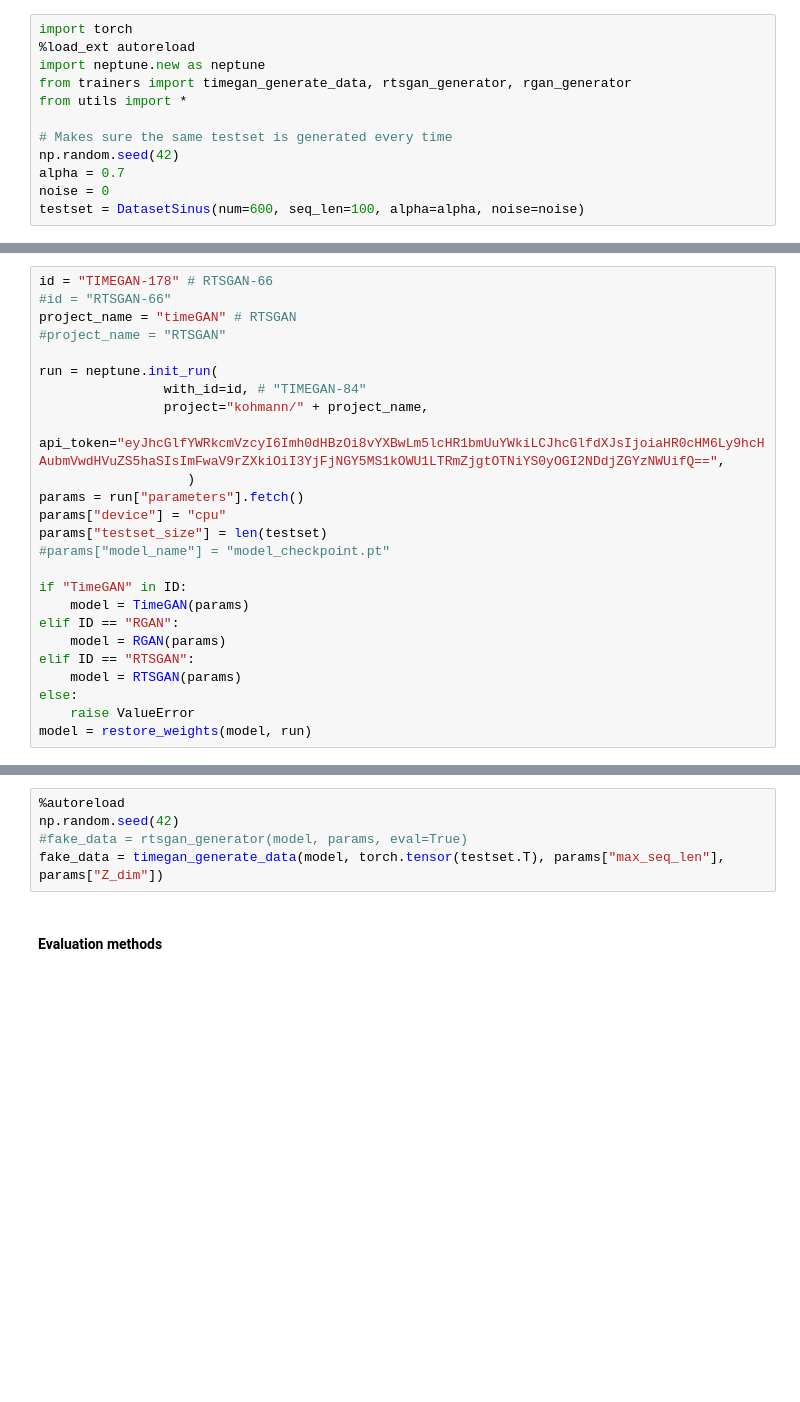
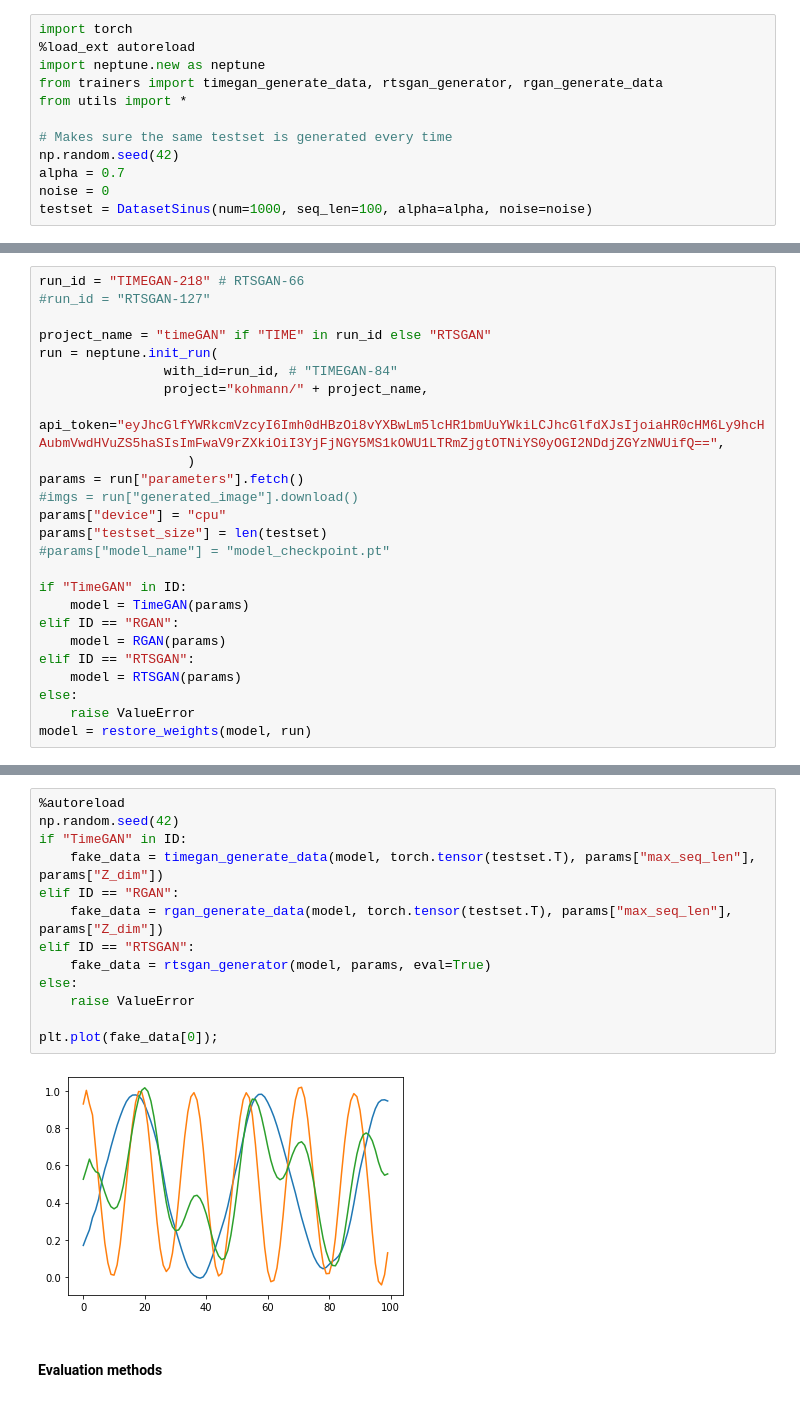
Before and after one commit to Kohmann/master-GAN, a Jupyter notebook: TimeGAN/model_evaluation.ipynb, the cells around one changed output, grey strips where cells are left out. Saved outputs shown, nothing was run; the diff lists cells and outputs as text; blank space fills up the shorter version.

```diff
--- a/TimeGAN/model_evaluation.ipynb
+++ b/TimeGAN/model_evaluation.ipynb
@@ -2,11 +8,11 @@
 import torch
 %load_ext autoreload
 import neptune.new as neptune
-from trainers import timegan_generate_data, rtsgan_generator, rgan_generator
+from trainers import timegan_generate_data, rtsgan_generator, rgan_generate_data
 from utils import *
 
 # Makes sure the same testset is generated every time
 np.random.seed(42)
 alpha = 0.7
 noise = 0
-testset = DatasetSinus(num=600, seq_len=100, alpha=alpha, noise=noise)
+testset = DatasetSinus(num=1000, seq_len=100, alpha=alpha, noise=noise)
@@ -26,15 +42,15 @@ print(f"Loading architecture: {ID}")
 # %%
-id = "TIMEGAN-178" # RTSGAN-66
-#id = "RTSGAN-66"
-project_name = "timeGAN" # RTSGAN
-#project_name = "RTSGAN"
+run_id = "TIMEGAN-218" # RTSGAN-66
+#run_id = "RTSGAN-127"
 
+project_name = "timeGAN" if "TIME" in run_id else "RTSGAN"
 run = neptune.init_run(
-                with_id=id, # "TIMEGAN-84"
+                with_id=run_id, # "TIMEGAN-84"
                 project="kohmann/" + project_name,
     api_token="eyJhcGlfYWRkcmVzcyI6Imh0dHBzOi8vYXBwLm5lcHR1bmUuYWkiLCJhcGlfdXJsIjoiaHR0cHM6Ly9hcHAubmVwdHVuZS5haSIsImFwaV9rZXkiOiI3YjFjNGY5MS1kOWU1LTRmZjgtOTNiYS0yOGI2NDdjZGYzNWUifQ==",
                    )
 params = run["parameters"].fetch()
+#imgs = run["generated_image"].download()
 params["device"] = "cpu"
 params["testset_size"] = len(testset)
 #params["model_name"] = "model_checkpoint.pt"
@@ -51,8 +76,18 @@ model = restore_weights(model, run)
 # %%
 %autoreload
 np.random.seed(42)
-#fake_data = rtsgan_generator(model, params, eval=True)
-fake_data = timegan_generate_data(model, torch.tensor(testset.T), params["max_seq_len"], params["Z_dim"])
+if "TimeGAN" in ID:
+    fake_data = timegan_generate_data(model, torch.tensor(testset.T), params["max_seq_len"], params["Z_dim"])
+elif ID == "RGAN":
+    fake_data = rgan_generate_data(model, torch.tensor(testset.T), params["max_seq_len"], params["Z_dim"])
+elif ID == "RTSGAN":
+    fake_data = rtsgan_generator(model, params, eval=True)
+else:
+    raise ValueError
+
+plt.plot(fake_data[0]);
+# %% [output]
+[figure, added]
 # %% [markdown]
 #### Evaluation methods
 # %%
```
Also changed, not shown: parts of 7 cells of this notebook, 9 other files.
